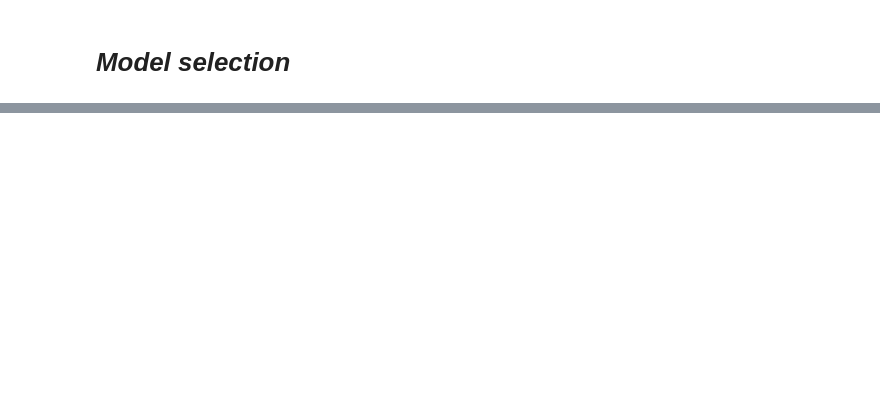
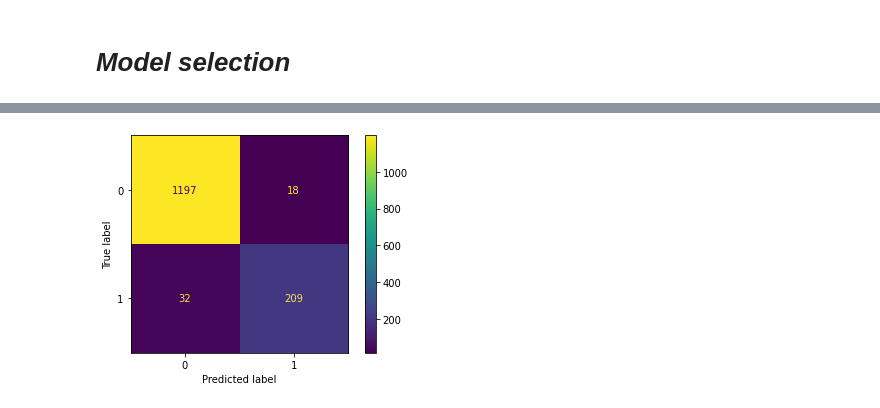
Before and after one commit to santiagogz11/HRProject, a Jupyter notebook: Modelos.ipynb, the cells around one changed output, grey strips where cells are left out. Cells and saved outputs as stored; diff of their text form; code cells hidden in the pictures; blank space fills up the shorter version.

Commit message:
Parte final modelado

```diff
--- a/Modelos.ipynb
+++ b/Modelos.ipynb
@@ -191,0 +220,2 @@ score.columns = ['X2_GaussianNB', 'X2_RandomForestClassifier', 'X2_SVC', 'X2_Lin
+# %%
+score = pd.concat([score_X, score_X2, score_X3], axis=0)
@@ -192,9 +242,17 @@ score.columns = ['X2_GaussianNB', 'X2_RandomForestClassifier', 'X2_SVC', 'X2_Lin
 # %%
 fig = go.Figure()
-for column in score.columns:
-    fig.add_trace(go.Box(y=score[column], name=column))
-# fig.add_trace(go.Box(y=y1))
-fig.update_layout(colorway=px.colors.sequential.Aggrnyl)
+for column in score.columns[:-1]:
+  fig.add_trace(go.Box(
+      y=score[column],
+      x=score.iloc[:,-1],
+      name = column
+  ))
+fig.update_layout(
+    yaxis_title='score',
+    boxmode='group',
+    colorway=px.colors.sequential.Aggrnyl
+)
+
 fig.show()
 # %% [output]
 [interactive output not drawn]
@@ -200,0 +261,9 @@ fig.show()
+# %%
+model = RandomForestClassifier()
+param_grid = [
+              {'max_features': ['sqrt', 'log2', None],
+              'n_estimators': [100, 150, 200, 250, 300],
+              'criterion': ['gini','entropy']}
+              ]
+TunningSVC = GridSearchCV(model, param_grid=param_grid, cv=kfold, scoring='recall')
+TunningSVC.fit(X2, y)
@@ -200,0 +325,9 @@ fig.show()
+# %%
+X_train, X_test, y_train, y_test = train_test_split(X2, y, test_size=0.33, random_state=7)
+RandomForest_model = RandomForestClassifier(n_estimators=200, criterion='entropy', max_features=None)#(n_estimators=250, criterion='gini', max_features='sqrt')
+RandomForest_model.fit(X_train, y_train)
+predicted = RandomForest_model.predict(X_test)
+report = classification_report(y_test, predicted)
+print(report)
+# recall -> predicciones correctas para una clase entre el total de registros reales de esa clase en el dataset
+# precision -> predicciones correctas para una clase entre el total de predicciones realizadas por el modelo para esa clase
@@ -200,0 +343,7 @@ fig.show()
+# %%
+matrix = confusion_matrix(y_test, predicted)
+display = ConfusionMatrixDisplay(confusion_matrix = matrix)
+display.plot()
+plt.show()
+# %% [output]
+[figure, added]
```
Also changed, not shown: parts of 36 cells of this notebook, 2 other files.
